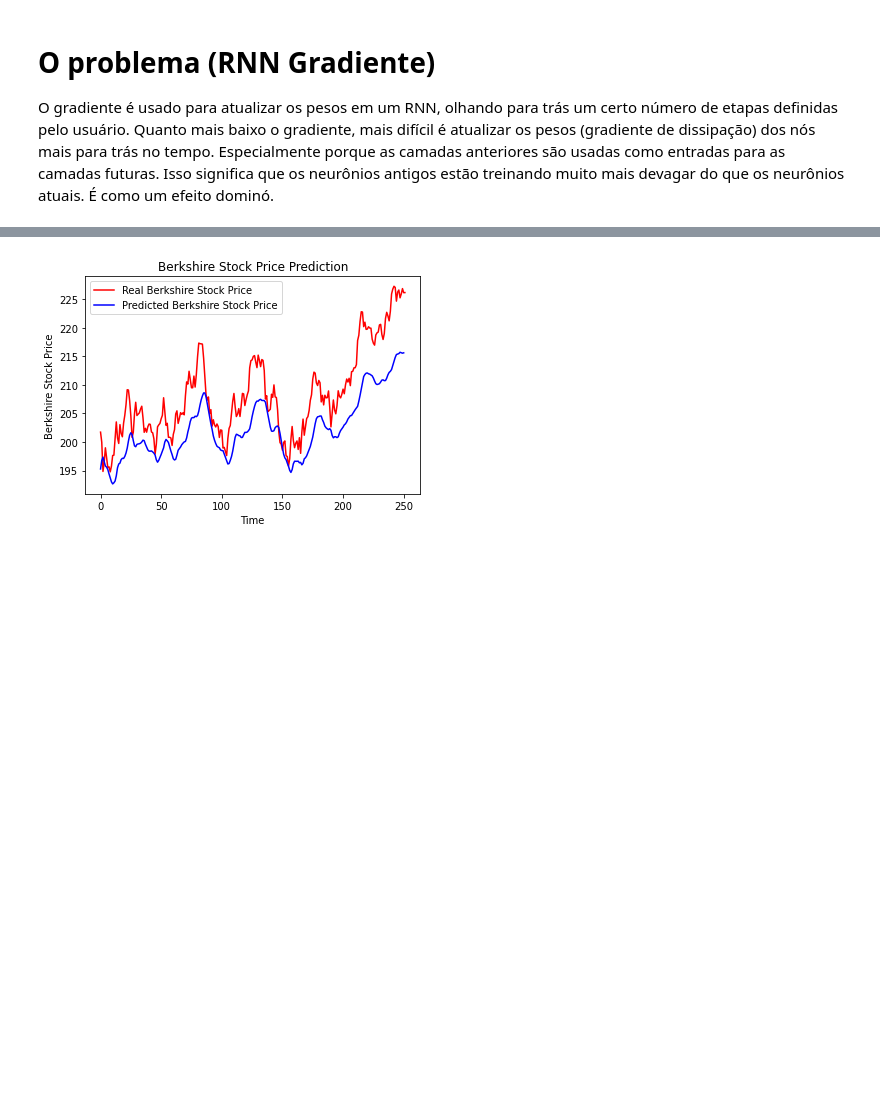
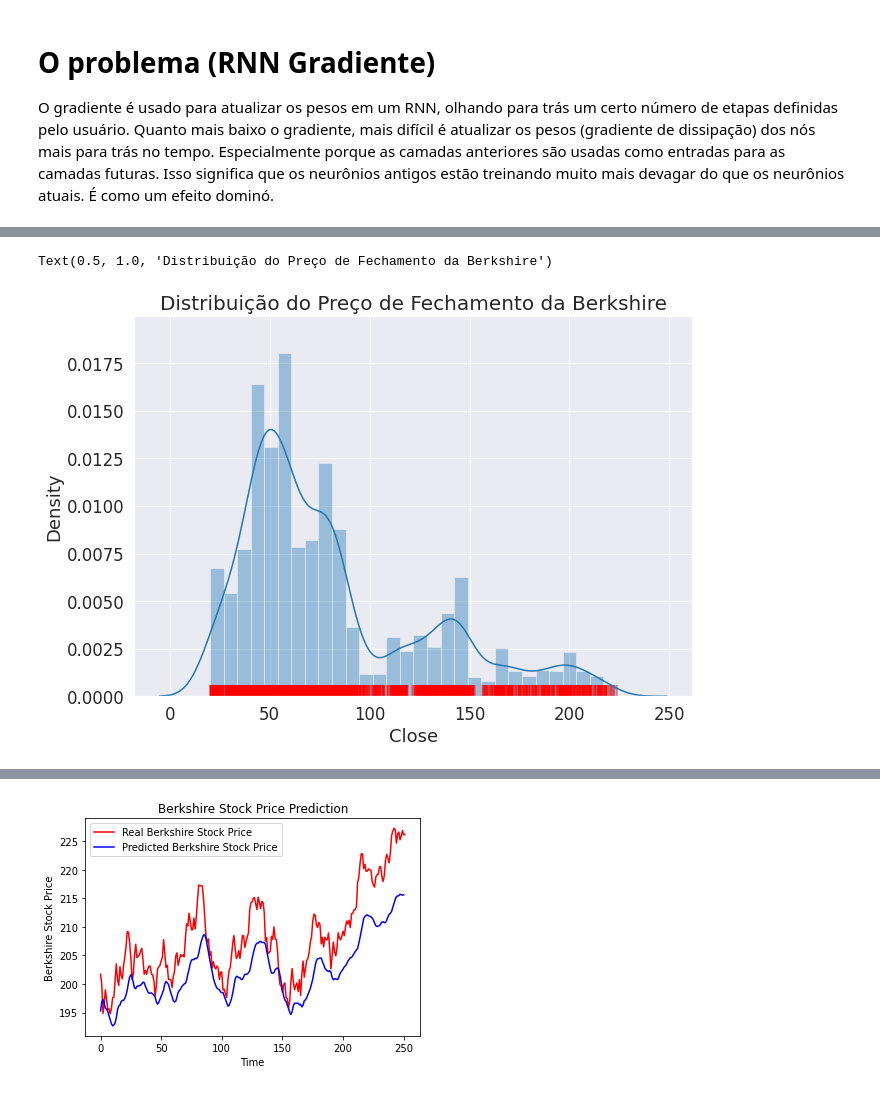
Before and after one commit to danielfoliveira4040/neural-network-stock-price, a Jupyter notebook: Stock_Market_Prediction.ipynb, the cells around one changed output, grey strips where cells are left out. Saved outputs shown, nothing was run; the diff lists cells and outputs as text; code cells hidden in the pictures; blank space fills up the shorter version.

```diff
--- a/Stock_Market_Prediction.ipynb
+++ b/Stock_Market_Prediction.ipynb
@@ -110,0 +80,4 @@ dataset_train
+# %%
+# Utilização do pandas para leitura dos dados do arquivo CSV
+csv_treino = pd.read_csv('https://gist.githubusercontent.com/danielfoliveira4040/0967e21eae841c98e9dfe85fe87233c7/raw/36024ec5a54b939469044eccaa22f9dadd386579/train.csv')
+set_treino = csv_treino.iloc[:, 1:2].values
@@ -110,0 +146,13 @@ dataset_train
+# %%
+#Plotagem do histograma de distribuição da BRK-B com os preços de fechamento diários
+plt.figure(figsize=(10, 7))
+sns.set_context('notebook', font_scale=1.5, rc={'font.size':20, 'axes.titlesize':20, 'axes.labelsize':18})
+sns.distplot(csv_treino['Close'],
+            kde=True,
+            rug=True,
+            rug_kws={"color": "r", "alpha": 0.3, "linewidth": 2, "height":0.03})
+sns.set_style('darkgrid')
+plt.title('Distribuição do Preço de Fechamento da Berkshire')
+# %% [output]
+Text(0.5, 1.0, 'Distribuição do Preço de Fechamento da Berkshire')
+[figure, added]
```
Also changed, not shown: parts of 24 cells of this notebook.
